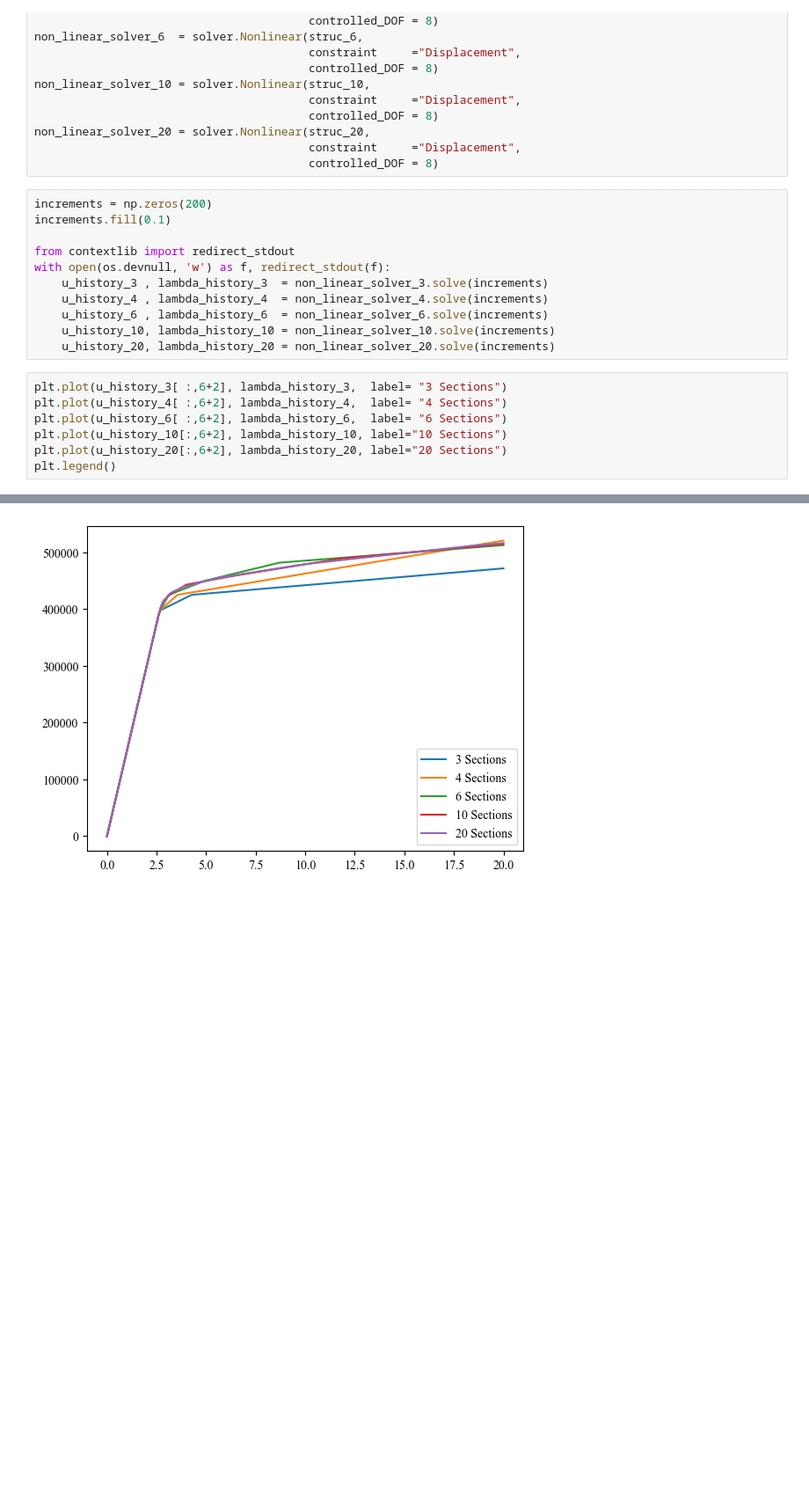
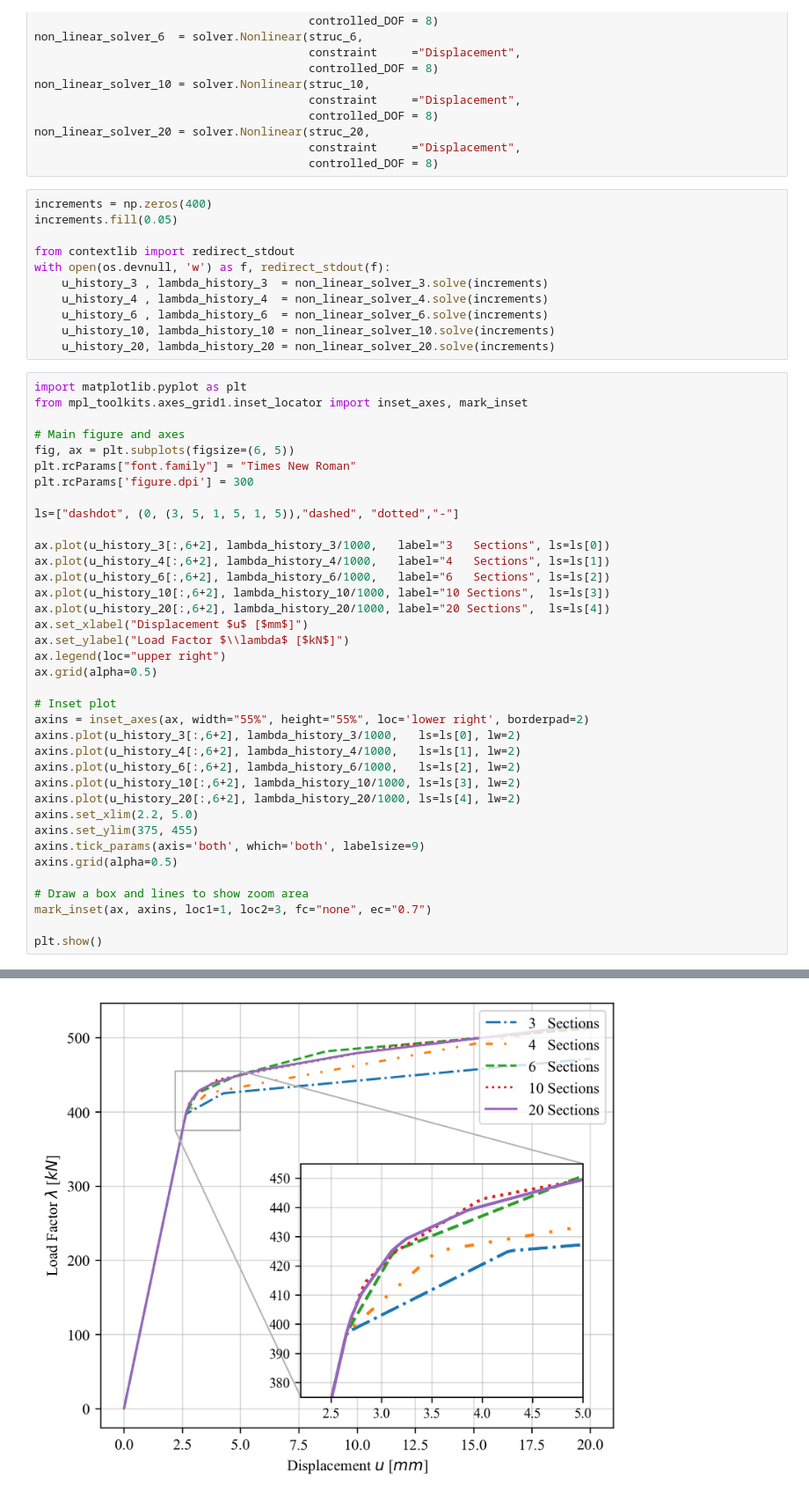
Before and after one commit to fabberne/code, a Jupyter notebook: 03_fiber_element_solver/S_sections_Displacement.ipynb, the cells around one changed output, grey strips where cells are left out. Shown at 88% size. Cells and saved outputs as stored; diff of their text form; blank space fills up the shorter version.

Commit message:
generated plots

```diff
--- a/03_fiber_element_solver/S_sections_Displacement.ipynb
+++ b/03_fiber_element_solver/S_sections_Displacement.ipynb
@@ -67,8 +67,8 @@ non_linear_solver_20 = solver.Nonlinear(struc_20,
 									    constraint     ="Displacement",
 									    controlled_DOF = 8)
 # %%
-increments = np.zeros(200)
-increments.fill(0.1)
+increments = np.zeros(400)
+increments.fill(0.05)
 
 from contextlib import redirect_stdout
 with open(os.devnull, 'w') as f, redirect_stdout(f):
@@ -78,10 +78,40 @@ with open(os.devnull, 'w') as f, redirect_stdout(f):
 	u_history_10, lambda_history_10 = non_linear_solver_10.solve(increments)
 	u_history_20, lambda_history_20 = non_linear_solver_20.solve(increments)
 # %%
-plt.plot(u_history_3[ :,6+2], lambda_history_3,  label= "3 Sections")
-plt.plot(u_history_4[ :,6+2], lambda_history_4,  label= "4 Sections")
-plt.plot(u_history_6[ :,6+2], lambda_history_6,  label= "6 Sections")
-plt.plot(u_history_10[:,6+2], lambda_history_10, label="10 Sections")
-plt.plot(u_history_20[:,6+2], lambda_history_20, label="20 Sections")
-plt.legend()
+import matplotlib.pyplot as plt
+from mpl_toolkits.axes_grid1.inset_locator import inset_axes, mark_inset
+
+# Main figure and axes
+fig, ax = plt.subplots(figsize=(6, 5))
+plt.rcParams["font.family"] = "Times New Roman"
+plt.rcParams['figure.dpi'] = 300
+
+ls=["dashdot", (0, (3, 5, 1, 5, 1, 5)),"dashed", "dotted","-"]
+
+ax.plot(u_history_3[:,6+2], lambda_history_3/1000,   label="3   Sections", ls=ls[0])
+ax.plot(u_history_4[:,6+2], lambda_history_4/1000,   label="4   Sections", ls=ls[1])
+ax.plot(u_history_6[:,6+2], lambda_history_6/1000,   label="6   Sections", ls=ls[2])
+ax.plot(u_history_10[:,6+2], lambda_history_10/1000, label="10 Sections",  ls=ls[3])
+ax.plot(u_history_20[:,6+2], lambda_history_20/1000, label="20 Sections",  ls=ls[4])
+ax.set_xlabel("Displacement $u$ [$mm$]")
+ax.set_ylabel("Load Factor $\\lambda$ [$kN$]")
+ax.legend(loc="upper right")
+ax.grid(alpha=0.5)
+
+# Inset plot
+axins = inset_axes(ax, width="55%", height="55%", loc='lower right', borderpad=2)
+axins.plot(u_history_3[:,6+2], lambda_history_3/1000,   ls=ls[0], lw=2)
+axins.plot(u_history_4[:,6+2], lambda_history_4/1000,   ls=ls[1], lw=2)
+axins.plot(u_history_6[:,6+2], lambda_history_6/1000,   ls=ls[2], lw=2)
+axins.plot(u_history_10[:,6+2], lambda_history_10/1000, ls=ls[3], lw=2)
+axins.plot(u_history_20[:,6+2], lambda_history_20/1000, ls=ls[4], lw=2)
+axins.set_xlim(2.2, 5.0)
+axins.set_ylim(375, 455)
+axins.tick_params(axis='both', which='both', labelsize=9)
+axins.grid(alpha=0.5)
+
+# Draw a box and lines to show zoom area
+mark_inset(ax, axins, loc1=1, loc2=3, fc="none", ec="0.7")
+
+plt.show()
 # %% [output]
@@ -89 +118 @@ plt.legend()
-[figure, old version]
+[figure, new version]
```
Also changed, not shown: parts of 1 cell of this notebook, 12 other files.
